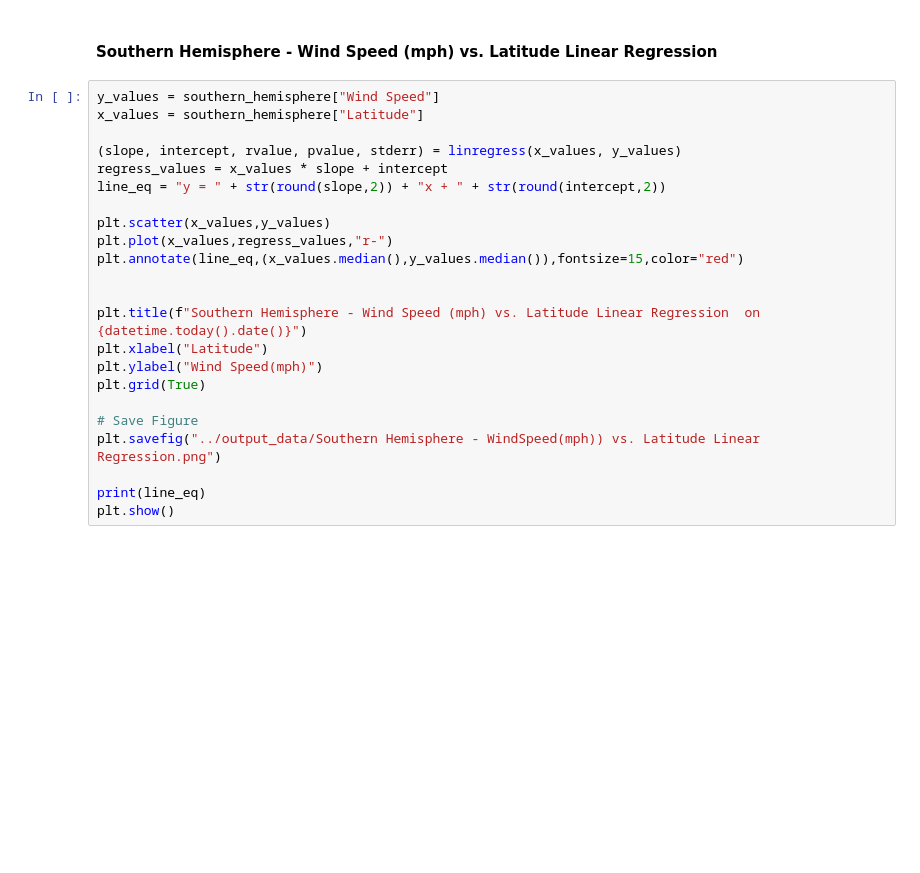
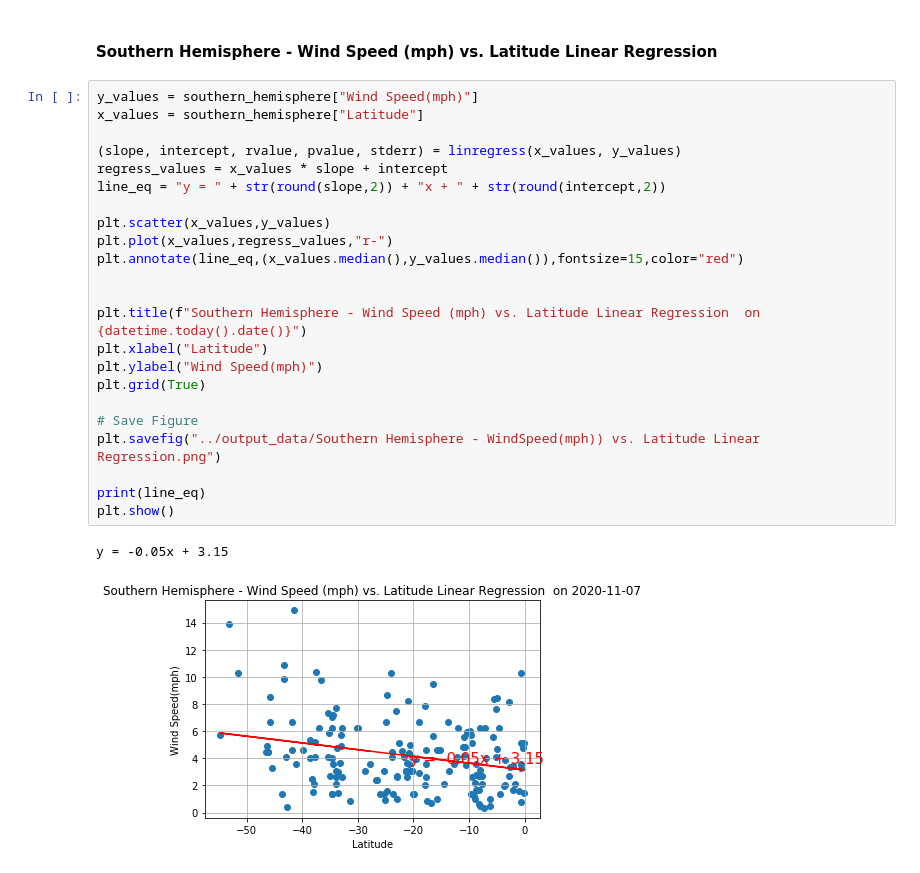
Before and after one commit to loictiemani/Unit-6-Assignment-What-s-the-Weather-Like, a Jupyter notebook: starter_code/WeatherPy.ipynb, the cells around one changed output. Drawn from its saved outputs; the diff is of its cells as text; blank space fills up the shorter version.

```diff
--- a/starter_code/WeatherPy.ipynb
+++ b/starter_code/WeatherPy.ipynb
@@ -508,25 +511,28 @@ plt.show()
 # %% [markdown]
 ####  Southern Hemisphere - Wind Speed (mph) vs. Latitude Linear Regression
 # %%
-y_values = southern_hemisphere["Wind Speed"]
+y_values = southern_hemisphere["Wind Speed(mph)"]
 x_values = southern_hemisphere["Latitude"]
 
 (slope, intercept, rvalue, pvalue, stderr) = linregress(x_values, y_values)
 regress_values = x_values * slope + intercept
 line_eq = "y = " + str(round(slope,2)) + "x + " + str(round(intercept,2))
 
 plt.scatter(x_values,y_values)
 plt.plot(x_values,regress_values,"r-")
 plt.annotate(line_eq,(x_values.median(),y_values.median()),fontsize=15,color="red")
 
 
 plt.title(f"Southern Hemisphere - Wind Speed (mph) vs. Latitude Linear Regression  on {datetime.today().date()}")
 plt.xlabel("Latitude")
 plt.ylabel("Wind Speed(mph)")
 plt.grid(True)
 
 # Save Figure
 plt.savefig("../output_data/Southern Hemisphere - WindSpeed(mph)) vs. Latitude Linear Regression.png")
 
 print(line_eq)
 plt.show()
+# %% [output]
+y = -0.05x + 3.15
+[figure, added]
```
Also changed, not shown: parts of 1 cell of this notebook, 1 other file.
